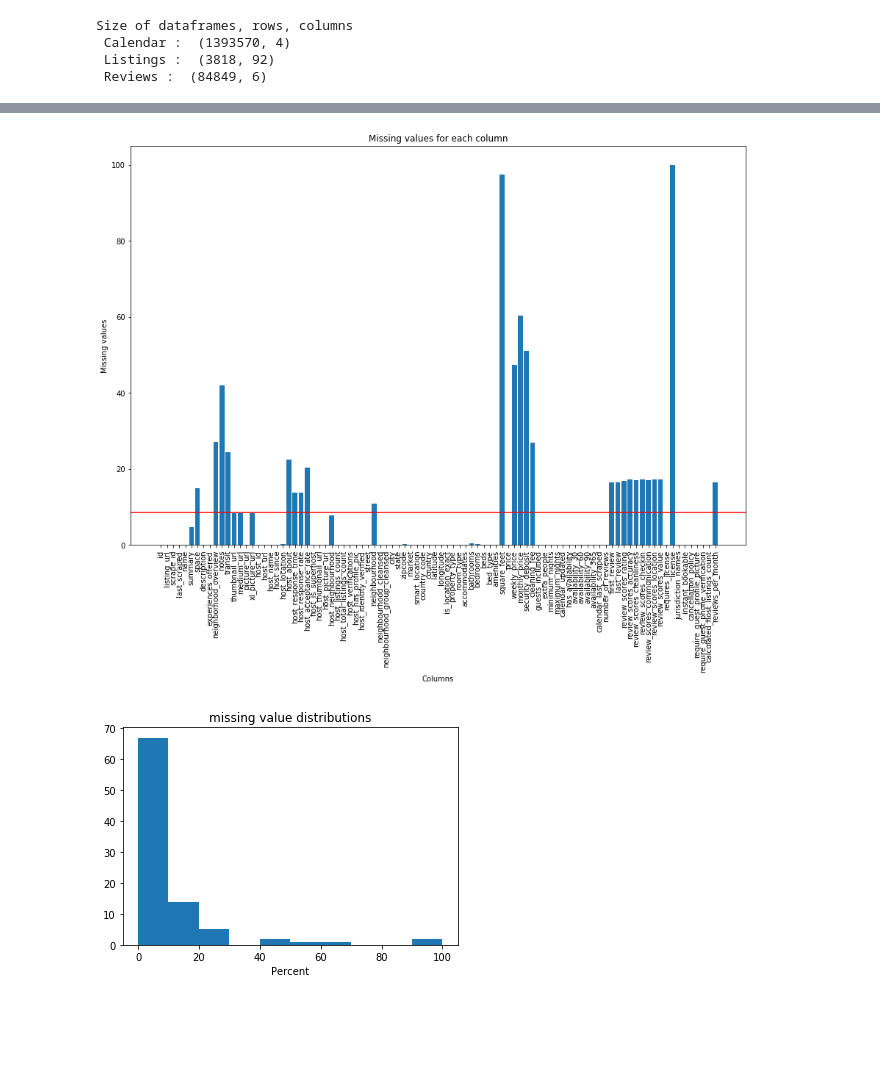
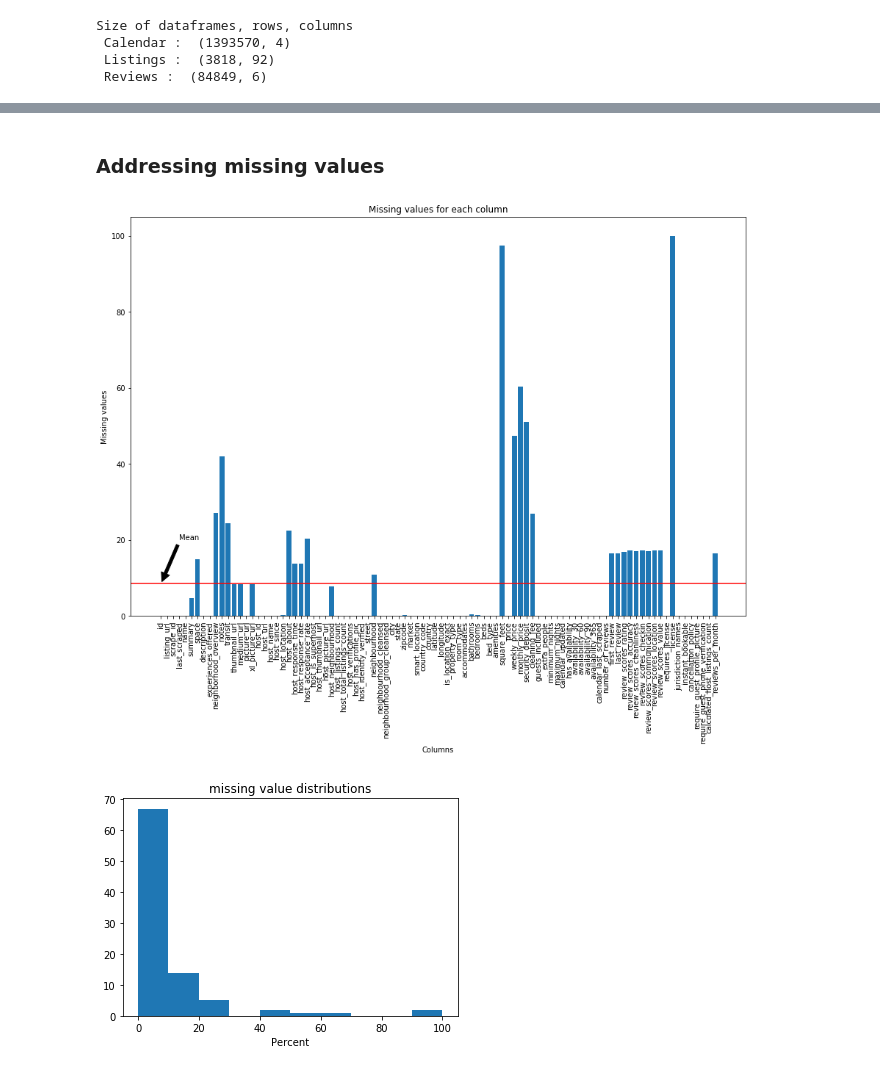
Before and after one commit to Roaldb86/AirBnB-Prices, a Jupyter notebook: SeattleAirBNB.ipynb, the cells around one changed output, grey strips where cells are left out. Cells and saved outputs as stored; diff of their text form; code cells hidden in the pictures; blank space fills up the shorter version.

```diff
--- a/SeattleAirBNB.ipynb
+++ b/SeattleAirBNB.ipynb
@@ -53,21 +68,27 @@ calculated_host_listings_count      3818 non-null int64
 reviews_per_month                   3191 non-null float64
 dtypes: float64(17), int64(13), object(62)
 memory usage: 2.7+ MB
+# %% [markdown]
+### Addressing missing values
 # %%
 # List comprehensions for headers and corresponding missing values where series has missing values
 missing_percent = [(listings[series].isnull().sum()/len(listings[series]))*100 for series in list(listings) ]
 headers_missing = [series for series in list(listings)  ]
 
 mean = np.mean(missing_percent)
-fig = plt.pyplot.subplots(figsize=(15,10))
+fig, ax = plt.pyplot.subplots(figsize=(15,10))
 plt.pyplot.title("Missing values for each column")
 plt.pyplot.xlabel("Columns")
 plt.pyplot.ylabel("Missing values")
-plt.pyplot.axhline(y=mean, c='r')
+plt.pyplot.axhline(y=mean, c='r', label='"Mean"')
+
+ax.annotate('Mean', xy=(0, mean), xytext=(3, 20),
+            arrowprops=dict(facecolor='black', shrink=0.05),
+            )
 plt.pyplot.bar(headers_missing, missing_percent)
 plt.pyplot.xticks(rotation=90);
 # %% [output]
-[figure, old version]
+[figure, new version]
 # %%
 # Get a missingvalue distribution in order to set a cut-off point for missing values
 plt.pyplot.title("missing value distributions")
```
Also changed, not shown: parts of 38 cells of this notebook.
